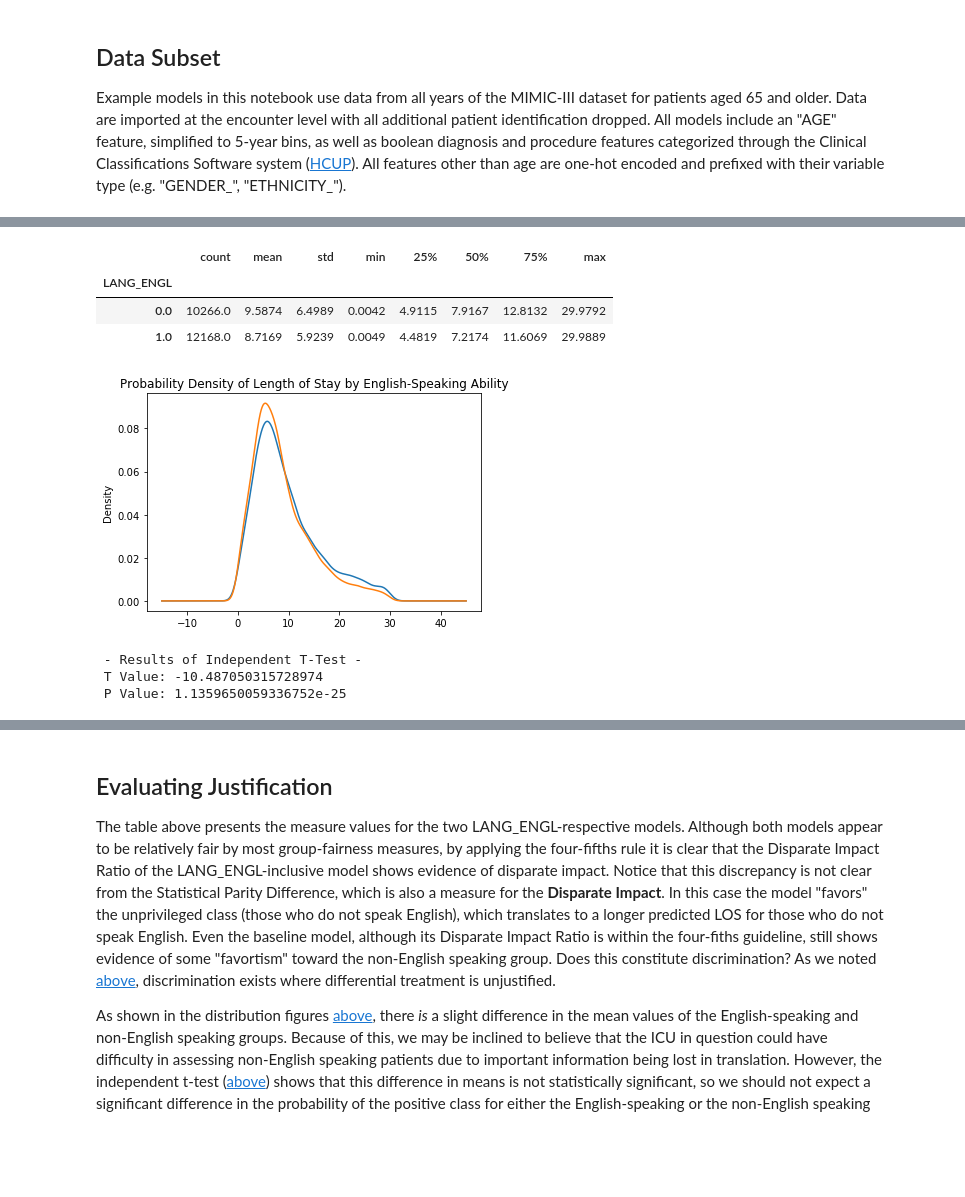
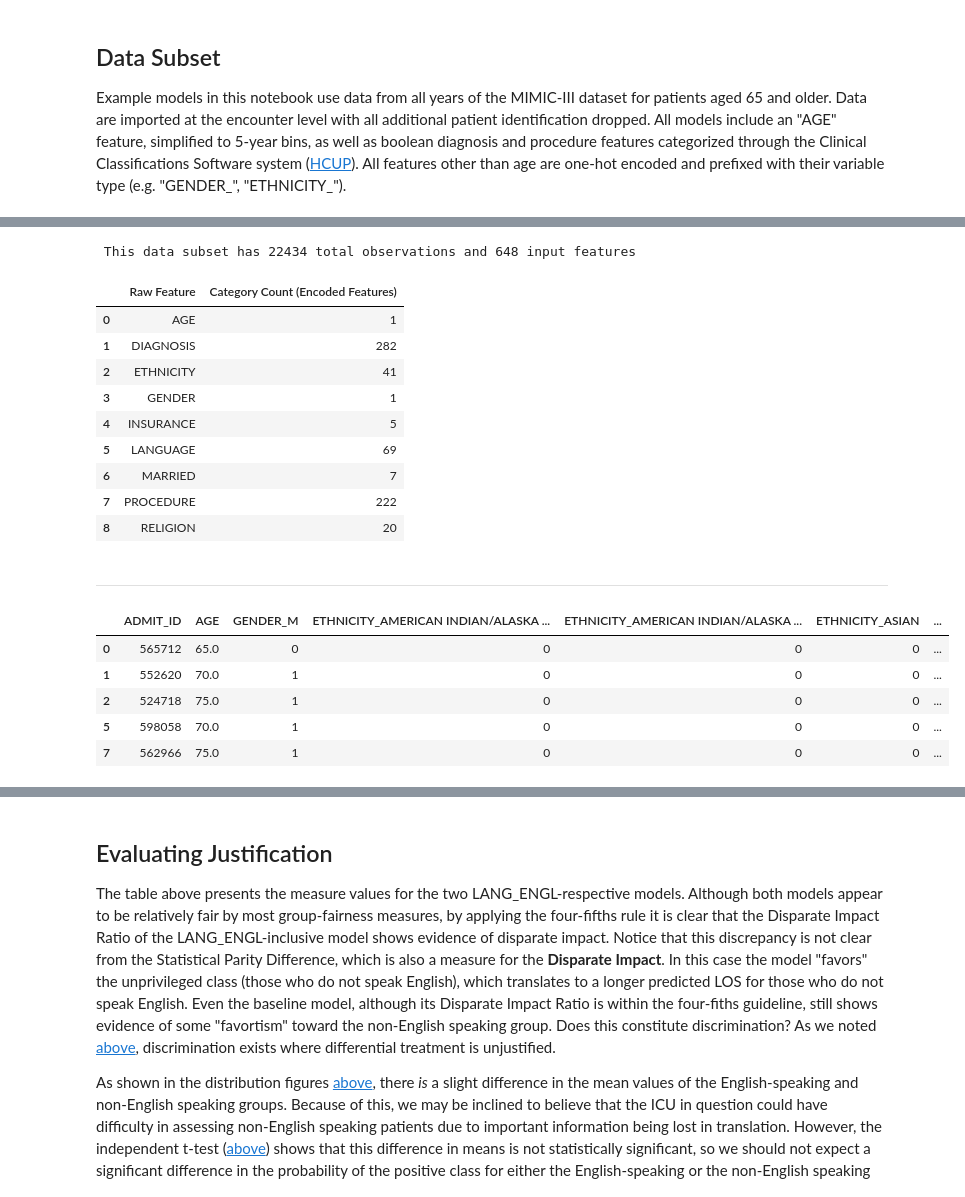
Before and after one commit to KenSciResearch/fairMLHealth, a Jupyter notebook: tutorial/kdd_fairness_in_healthcare_tutorial.ipynb, the cells around one changed output, grey strips where cells are left out. Saved outputs shown, nothing was run; the diff lists cells and outputs as text; code cells hidden in the pictures; blank space fills up the shorter version.

```diff
--- a/tutorial/kdd_fairness_in_healthcare_tutorial.ipynb
+++ b/tutorial/kdd_fairness_in_healthcare_tutorial.ipynb
@@ -462,29 +86,0 @@ Our next experiment will test the presence of bias relative to a patient\'s lang
-# %%
-# Update Split Data to Include Language as a Feature
-lang_cols = [c for c in df.columns if c.startswith("LANGUAGE_")]
-eng_cols = ['LANGUAGE_ENGL']
-X_lang =  df.loc[:,lang_cols]
-english_speaking = X_lang[eng_cols].eq(1).any(axis=1)
-X_lang.loc[english_speaking, 'LANG_ENGL'] = 1
-X_lang.loc[~english_speaking, 'LANG_ENGL'] = 0
-X_lang = X_lang.drop(lang_cols, axis=1).fillna(0)
-# Show LOS Statistics Relative to LANG_ENGL
-
-display(X_lang.join(df['length_of_stay']).groupby('LANG_ENGL')['length_of_stay'].describe().round(4))
-ax_e = df.groupby(english_speaking)['length_of_stay'].plot(kind='kde', title="Probability Density of Length of Stay by English-Speaking Ability")
-plt.show()
-
-
-ttest = stats.ttest_ind(df.loc[english_speaking,'length_of_stay'],df.loc[~english_speaking,'length_of_stay'])
-print("\n", "- Results of Independent T-Test -", "\n",
-      "T Value:", ttest[0], "\n", "P Value:", ttest[1]
-     )
-# %% [output]
-|  | count | mean | std | min | 25% | 50% | 75% | max |
-| LANG_ENGL |  |  |  |  |  |  |  |  |
-| 0.0 | 10266.0 | 9.5874 | 6.4989 | 0.0042 | 4.9115 | 7.9167 | 12.8132 | 29.9792 |
-| 1.0 | 12168.0 | 8.7169 | 5.9239 | 0.0049 | 4.4819 | 7.2174 | 11.6069 | 29.9889 |
-[figure, removed]
- - Results of Independent T-Test -
- T Value: -10.487050315728974
- P Value: 1.1359650059336752e-25
@@ -510,0 +87,25 @@ lang_comparison
+# %%
+df = helper.load_example_data(path_to_mimic_data_folder)
+df = df.loc[df['AGE'].ge(65),:]
+helper.print_feature_table(df)
+display(Markdown('---'))
+display(df.head())
+# %% [output]
+ This data subset has 22434 total observations and 648 input features
+|  | Raw Feature | Category Count (Encoded Features) |
+| 0 | AGE | 1 |
+| 1 | DIAGNOSIS | 282 |
+| 2 | ETHNICITY | 41 |
+| 3 | GENDER | 1 |
+| 4 | INSURANCE | 5 |
+| 5 | LANGUAGE | 69 |
+| 6 | MARRIED | 7 |
+| 7 | PROCEDURE | 222 |
+| 8 | RELIGION | 20 |
+---
+|  | ADMIT_ID | AGE | GENDER_M | ETHNICITY_AMERICAN INDIAN/ALASKA ... | ETHNICITY_AMERICAN INDIAN/ALASKA ... | ETHNICITY_ASIAN | ... |
+| 0 | 565712 | 65.0 | 0 | 0 | 0 | 0 | ... |
+| 1 | 552620 | 70.0 | 1 | 0 | 0 | 0 | ... |
+| 2 | 524718 | 75.0 | 1 | 0 | 0 | 0 | ... |
+| 5 | 598058 | 70.0 | 1 | 0 | 0 | 0 | ... |
+| 7 | 562966 | 75.0 | 1 | 0 | 0 | 0 | ... |
```
Also changed, not shown: parts of 77 cells of this notebook, 3 other files.
